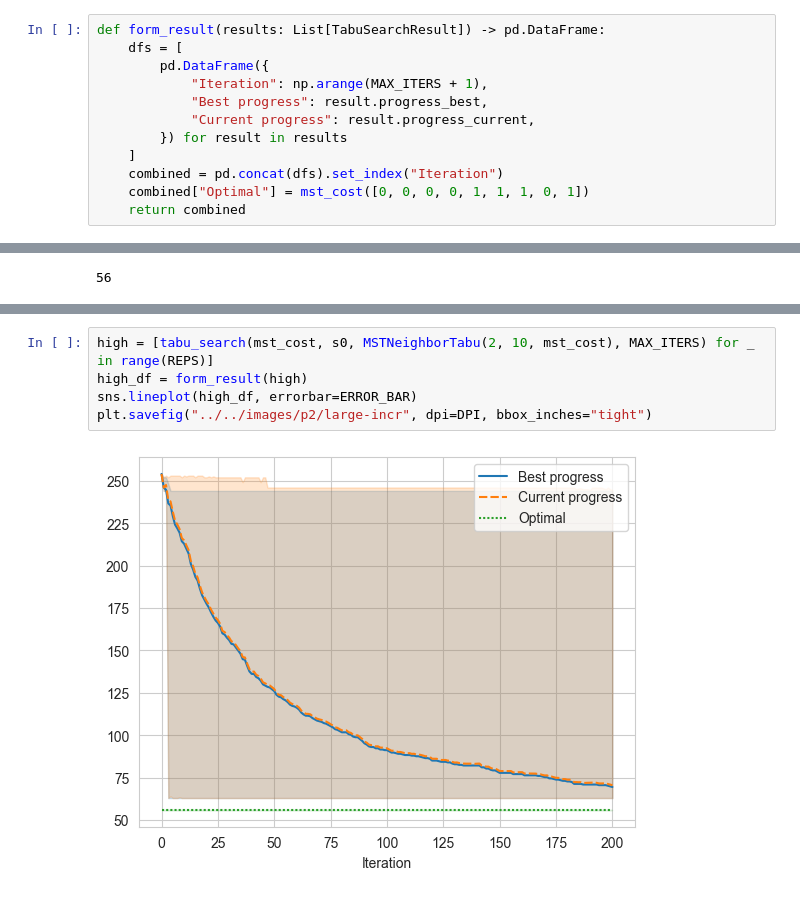
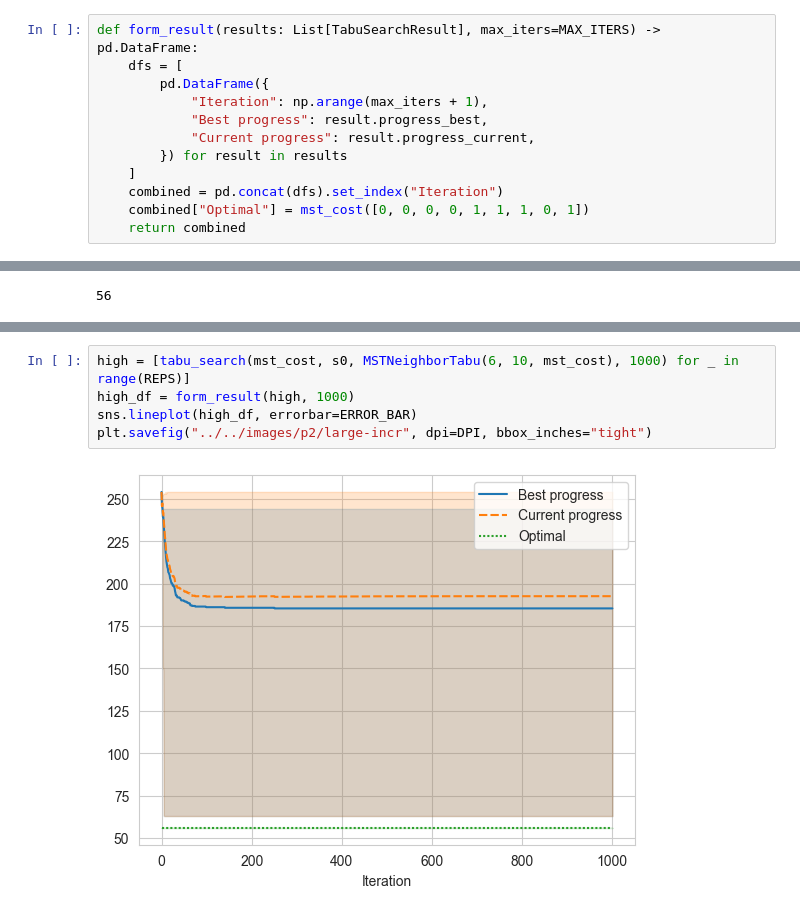
Before and after one commit to nngerncham/ma395_heuristic, a Jupyter notebook: homework/hw3/codebase/Notebooks/Problem 2.ipynb, the cells around one changed output, grey strips where cells are left out. Cells and saved outputs as stored; diff of their text form.

```diff
--- a/homework/hw3/codebase/Notebooks/Problem 2.ipynb
+++ b/homework/hw3/codebase/Notebooks/Problem 2.ipynb
@@ -112,10 +112,10 @@ import seaborn as sns
 import pandas as pd
 import matplotlib.pylab as plt
 # %%
-def form_result(results: List[TabuSearchResult]) -> pd.DataFrame:
+def form_result(results: List[TabuSearchResult], max_iters=MAX_ITERS) -> pd.DataFrame:
     dfs = [
         pd.DataFrame({
-            "Iteration": np.arange(MAX_ITERS + 1),
+            "Iteration": np.arange(max_iters + 1),
             "Best progress": result.progress_best,
             "Current progress": result.progress_current,
         }) for result in results
@@ -142,7 +149,7 @@ plt.savefig("../../images/p2/small-incr", dpi=DPI, bbox_inches="tight")
 # %%
-high = [tabu_search(mst_cost, s0, MSTNeighborTabu(2, 10, mst_cost), MAX_ITERS) for _ in range(REPS)]
-high_df = form_result(high)
+high = [tabu_search(mst_cost, s0, MSTNeighborTabu(6, 10, mst_cost), 1000) for _ in range(REPS)]
+high_df = form_result(high, 1000)
 sns.lineplot(high_df, errorbar=ERROR_BAR)
 plt.savefig("../../images/p2/large-incr", dpi=DPI, bbox_inches="tight")
 # %% [output]
-[figure, old version]
+[figure, new version]
```
Also changed, not shown: parts of 3 cells of this notebook, 12 other files.
